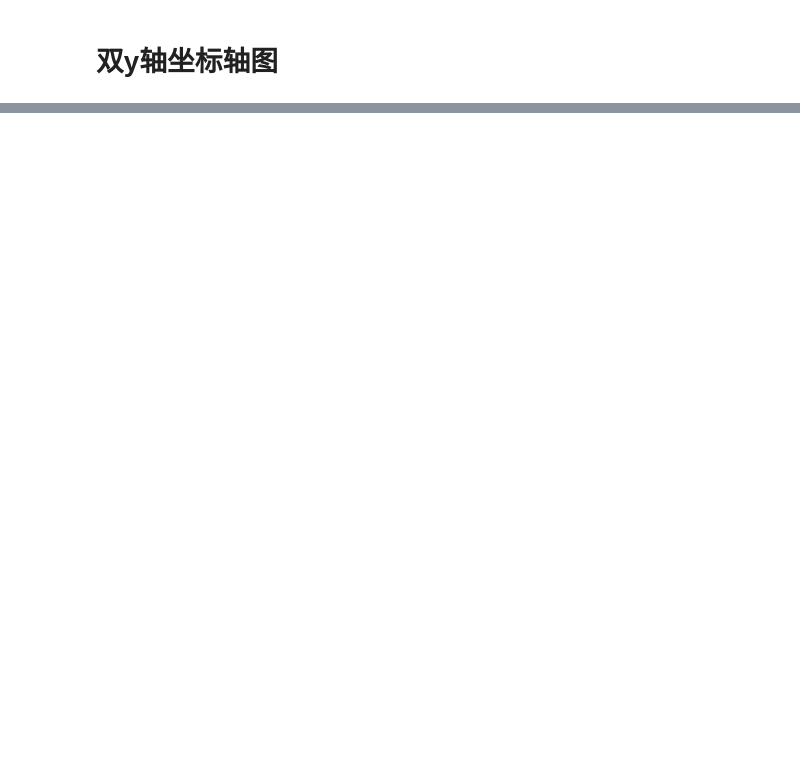
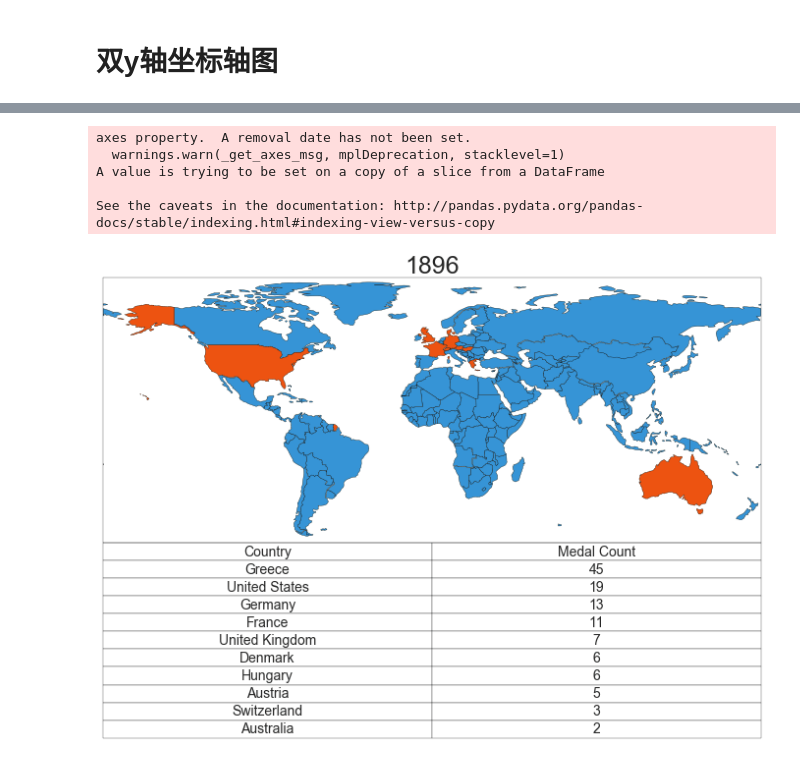
Before and after one commit to felixfan/scripts, a Jupyter notebook: python/ipynb/plots.ipynb, the cells around one changed output, grey strips where cells are left out. Cells and saved outputs as stored; diff of their text form; code cells hidden in the pictures; blank space fills up the shorter version.

```diff
--- a/python/ipynb/plots.ipynb
+++ b/python/ipynb/plots.ipynb
@@ -147,0 +186,49 @@ ax2.set_ylabel('Z', color='b');
+# %%
+maps = []
+for _, olympics in df.groupby('Edition'):
+    # set the figure size
+    plt.figure(figsize=(12,16))
+    # slice the top 10 medal winners from the group
+    olympics = olympics.head(10)
+    # create our globe projection, adding our boundaries and country borders along the way
+    ax = plt.axes(projection=ccrs.PlateCarree())
+    ax.add_feature(cartopy.feature.LAND)
+    ax.set_extent([-145, 41, -5, 35])
+    shpfilename = shpreader.natural_earth(resolution='110m',category='cultural',name='admin_0_countries')
+    reader = shpreader.Reader(shpfilename)
+    # loop through each country, and add some orange color if we find it in our Top 10 from that year. If we don't find it, we'll turn it blue instead.
+    countries = reader.records()
+    for country in countries:
+        # print country.attributes['adm0_a3']
+        if any(olympics.NOC == country.attributes['adm0_a3']) or any(olympics.Country == country.attributes['geounit']):
+            ax.add_geometries(country.geometry, ccrs.PlateCarree(),facecolor=(0.93, 0.325, 0.0666),label=country.attributes['adm0_a3'])
+        else:
+            ax.add_geometries(country.geometry, ccrs.PlateCarree(),facecolor=(0.21, 0.58, 0.84),label=country.attributes['adm0_a3'])
+    #add the Olympics Edition as our title
+    year =  str(olympics['Edition'].iloc[0])
+    plt.title(year,  fontsize=25)
+    # add a blank row to keep consistent table size (1904 had only 9 competing countries)
+    if year == "1904":
+        olympics.loc[len(olympics)] = ['1904', 'St Louis', '', '', '']
+    # add our table, format it, and place it on the bottom of the map
+    table_vals= olympics[['Country','Count']].head(10).values
+    col_labels=['Country','Medal Count']
+    the_table = plt.table(cellText=table_vals,colWidths = [0.5, 0.5],colLabels=col_labels,cellLoc='center',loc='bottom',)
+    the_table.set_fontsize(14)
+    the_table.scale(1, 5)
+    # save each figure as a png and add it to an array (we'll come back to this later)
+    pic_file = "medal_count_" + year + ".png"
+    maps.append(pic_file)
+    plt.savefig(pic_file, bbox_inches='tight')
+    plt.close()
+# %% [output]
+axes property.  A removal date has not been set.
+  warnings.warn(_get_axes_msg, mplDeprecation, stacklevel=1)
+A value is trying to be set on a copy of a slice from a DataFrame
+
+See the caveats in the documentation: http://pandas.pydata.org/pandas-docs/stable/indexing.html#indexing-view-versus-copy
+# %%
+with open('olympics_globe.gif','rb') as f:
+    display(Image2(f.read()), format='png')
+# %% [output]
+[figure, added]
```
Also changed, not shown: parts of 23 cells of this notebook.
